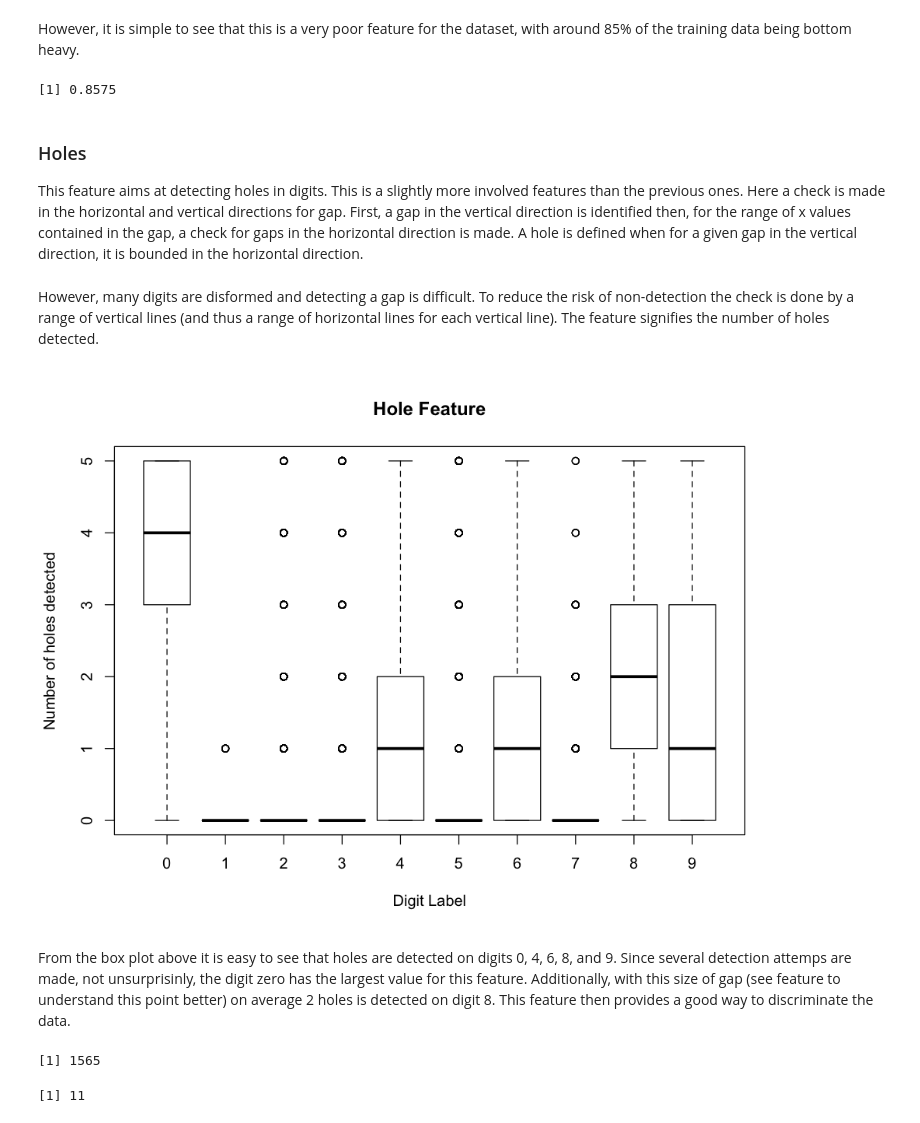
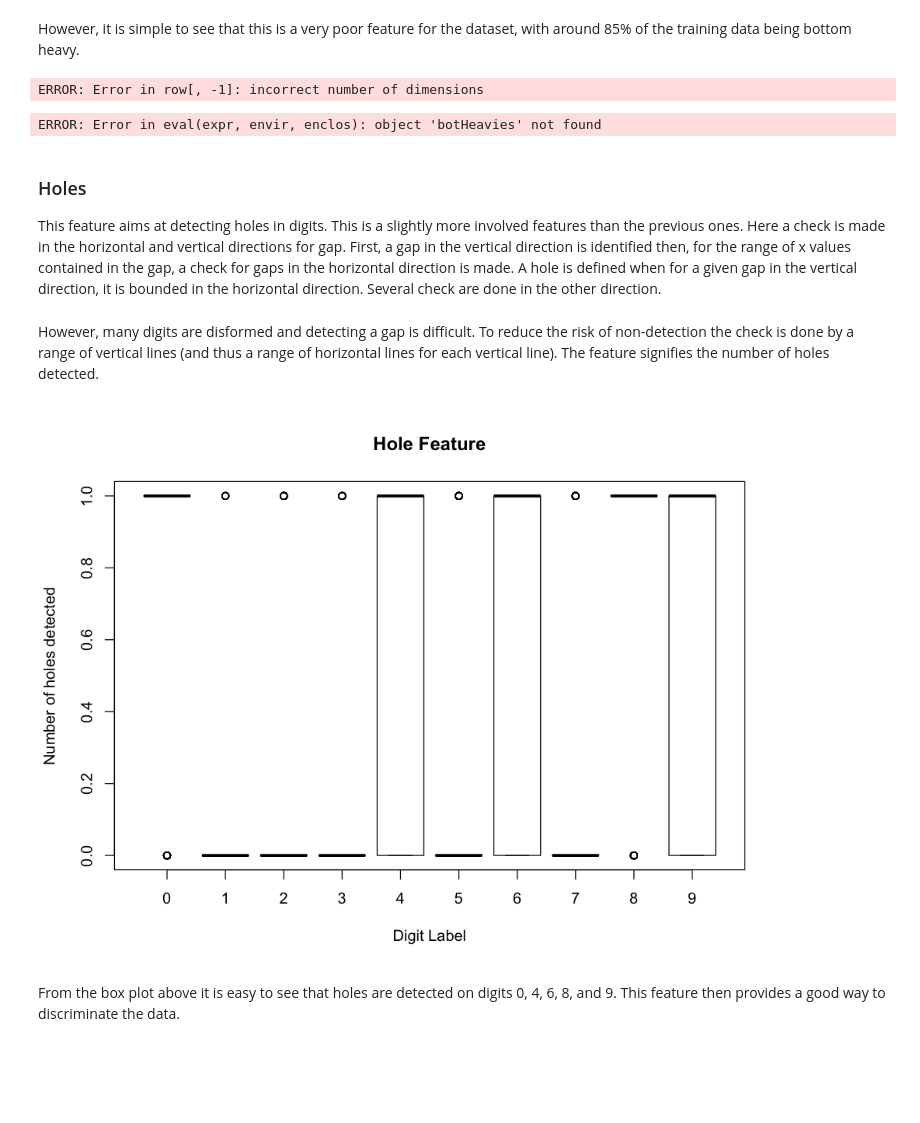
Before and after one commit to evertonjlima/Data-Science-Jupyter-Notebooks, a Jupyter notebook: Digit-Recognizer/digit-recognizer.ipynb, the cells around one changed output. Cells and saved outputs as stored; diff of their text form; code cells hidden in the pictures; blank space fills up the shorter version.

```diff
--- a/Digit-Recognizer/digit-recognizer.ipynb
+++ b/Digit-Recognizer/digit-recognizer.ipynb
@@ -162,7 +156,7 @@ numeric(0)
 Does this group of features discriminate the dataset well?
 # %%
 digitAsMatrix <- function(r){
-  matrix(as.numeric(r[-1]),28,28)
+  matrix(as.numeric(r),28,28)
 }
 
 regionDensity <- function(row,region){
@@ -179,7 +173,7 @@ regionDensity <- function(row,region){
   sum( digit[first,second] )
 }
 
-topLeftDensity <- apply(train,1,function(x){regionDensity(x,1)})
+topLeftDensity <- apply(train[,-1],1,function(x){regionDensity(x,1)})
 
 # Top Left
 dat <- data.frame(as.factor(train[,1]),scale(topLeftDensity))
@@ -239,7 +233,7 @@ A simple feature that may distinguish digits such as 6 and 9 are if they bottom
 options(repr.plot.width=3, repr.plot.height=3)
 
 botHeavy <- function(row){
-      digit <- digitAsMatrix(row)
+      digit <- digitAsMatrix(row[,-1])
 
       if( sum(digit[,14:28] != 0) > sum(digit[,1:14] != 0) ) 1 else 0
 }
@@ -257,15 +251,16 @@ numeric(0)
 # %% [markdown]
 However, it is simple to see that this is a very poor feature for the dataset, with around 85% of the training data being bottom heavy.
 # %%
-botHeavies <- apply(train,1,botHeavy)
+botHeavies <- apply(train[,-1],1,botHeavy)
 sum(botHeavies)/nrow(train)
 # %% [output]
-[1] 0.8575
+ERROR: Error in row[, -1]: incorrect number of dimensions
+ERROR: Error in eval(expr, envir, enclos): object 'botHeavies' not found
 # %% [markdown]
 ### Holes
 
 This feature aims at detecting holes in digits. This is a slightly more involved features than the previous ones.
-Here a check is made in the horizontal and vertical directions for gap. First, a gap in the vertical direction is identified then, for the range of x values contained in the gap, a check for gaps in the horizontal direction is made. A hole is defined when for a given gap in the vertical direction, it is bounded in the horizontal direction.
+Here a check is made in the horizontal and vertical directions for gap. First, a gap in the vertical direction is identified then, for the range of x values contained in the gap, a check for gaps in the horizontal direction is made. A hole is defined when for a given gap in the vertical direction, it is bounded in the horizontal direction. Several check are done in the other direction.
 # %%
  ## Detection of a 1D gap
  gap <- function(x){
@@ -329,36 +324,23 @@ gapHole <- function(x,gapSize =5, start=10){
     for(i in 1:gapSize){
         holes <- c(holes, dHole(x,hole=(start+i))$h)
     }
-    sum(holes)
+    s<-sum(holes)
+    if(s>=1) 1 else 0
 }
 # %% [markdown]
 However, many digits are disformed and detecting a gap is difficult. To reduce the risk of non-detection the check is done by a range of vertical lines (and thus a range of horizontal lines for each vertical line). The feature signifies the number of holes detected.
 # %%
-holes <- apply(train,1, gapHole)
+holes <- apply(train[,-1],1, gapHole)
 
 dat <- data.frame(as.factor(train[,1]),holes)
 names(dat) <- c("label","holeNum")
 
 options(repr.plot.width=8, repr.plot.height=6)
 
 boxplot(holeNum~label,data=dat,main="Hole Feature",
   	xlab="Digit Label", ylab="Number of holes detected")
 # %% [output]
-[figure, old version]
+[figure, new version]
 # %% [markdown]
-From the box plot above it is easy to see that holes are detected on digits 0, 4, 6, 8, and 9. Since several detection attemps are made, not unsurprisinly, the digit zero has the largest value for this feature. Additionally, with this size of gap (see feature to understand this point better) on average 2 holes is detected on digit 8. This feature then provides a good way to discriminate the data.
+From the box plot above it is easy to see that holes are detected on digits 0, 4, 6, 8, and 9. This feature then provides a good way to discriminate the data.
-# %%
-digit <- digitAsMatrix(train[1,])
-rsums <- rowSums(digit)
-
-maxLength <- max(rsums)
-maxLoc <- which(rsums == maxLength)
-
-minLength<- min(rsums)[rsums>0]
-
-maxLength
-maxLoc
-# %% [output]
-[1] 1565
-[1] 11
 # %% [markdown]
```
Also changed, not shown: parts of 14 cells of this notebook, 2 other files.
